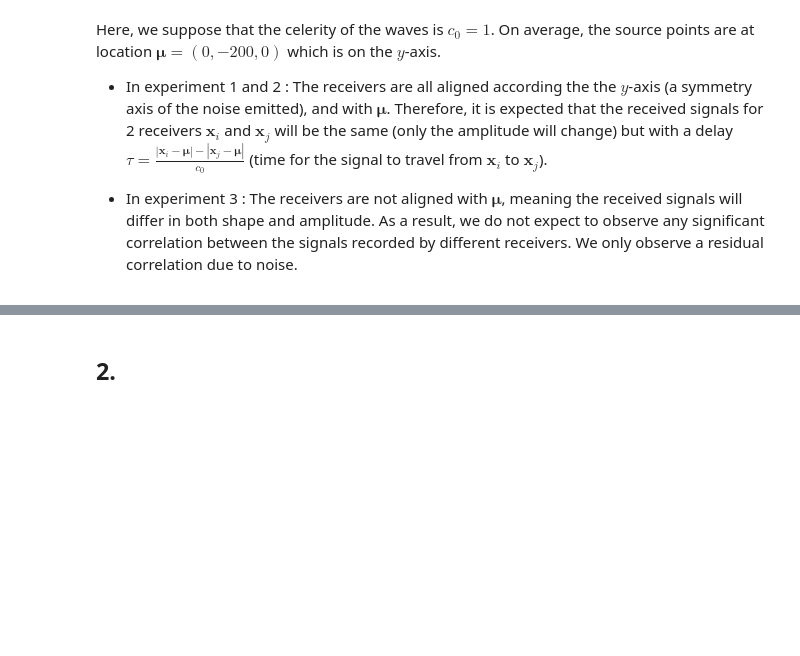
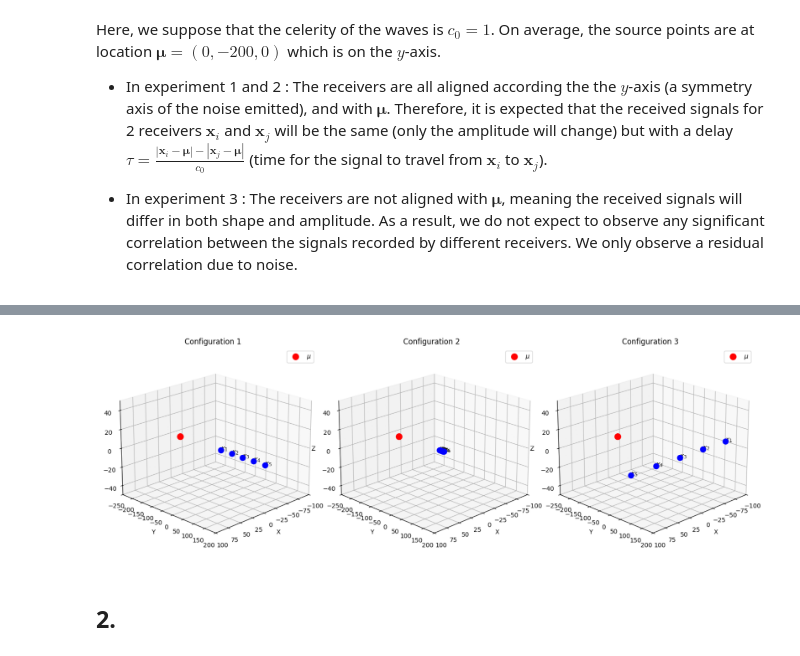
Before and after one commit to mohammed-yassinehabibi/Inverse-Problem, a Jupyter notebook: Project.ipynb, the cells around one changed output, grey strips where cells are left out. Saved outputs shown, nothing was run; the diff lists cells and outputs as text; code cells hidden in the pictures; blank space fills up the shorter version.

Commit message:
add plot configurations

```diff
--- a/Project.ipynb
+++ b/Project.ipynb
@@ -92,3 +91,11 @@ Here, we suppose that the celerity of the waves is $c_0 = 1$. On average, the so
+# %%
+img = mpimg.imread("Configurations.png")
+plt.figure(figsize=(30, 30))
+plt.imshow(img)
+plt.axis("off")  # Hide axes
+plt.show()
+# %% [output]
+[figure, added]
 # %% [markdown]
 ## 2.
 # %% [markdown]
```
Also changed, not shown: parts of 2 cells of this notebook.
